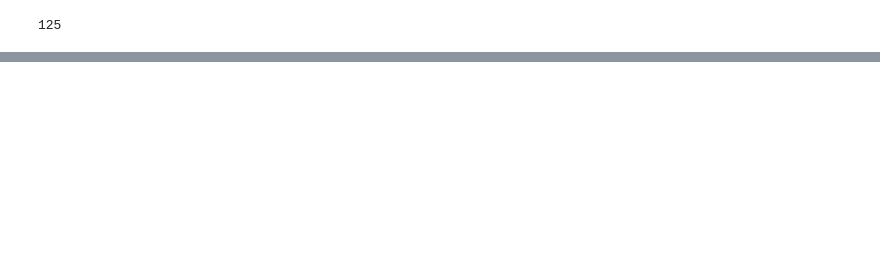
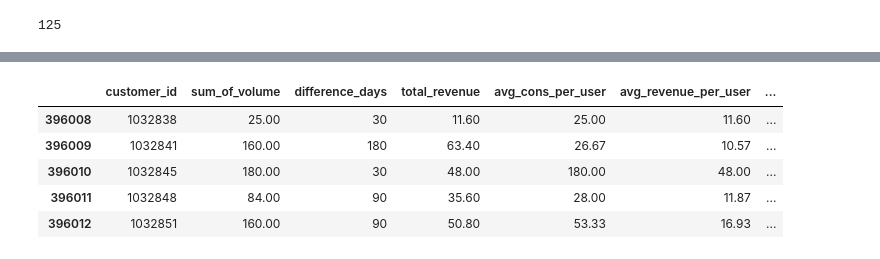
Before and after one commit to Oskareh/capstone, a Jupyter notebook: analysis_process_moo.ipynb, the cells around one changed output, grey strips where cells are left out. Cells and saved outputs as stored; diff of their text form; code cells hidden in the pictures; blank space fills up the shorter version.

```diff
--- a/analysis_process_moo.ipynb
+++ b/analysis_process_moo.ipynb
@@ -495,0 +502,14 @@ rfm['segment'] = rfm['rfm_score'].replace(seg_map ,regex=True)
+# %%
+# Renaming customer_tab columns
+customer_tab.columns=['customer_id','sum_of_volume', 'difference_days', 'total_revenue']
+# %%
+# Calculating ACPU
+customer_tab['avg_cons_per_user'] = customer_tab['sum_of_volume']/(customer_tab['difference_days']/30)
+# Calculating ARPU
+customer_tab['avg_revenue_per_user'] = customer_tab['total_revenue']/(customer_tab['difference_days']/30)
+# %%
+# Grouping by 'customer_id' and calculating the frequency of 'RatePlan' in 'typename'
+customer_frequency = sales_prod_df[sales_prod_df['typename'] == 'RatePlan'].groupby('cusomer_id').size().reset_index(name='frequency')
+
+# Merging the frequency data with customer_tab DataFrame
+customer_tab = customer_tab.merge(customer_frequency, left_on='customer_id', right_on='cusomer_id', how='left')
@@ -495,0 +520,16 @@ rfm['segment'] = rfm['rfm_score'].replace(seg_map ,regex=True)
+# %%
+# Grouping by cusomer_id and calculating recency as how much days from the expire date of the last transaction
+customer_recency = sales_prod_df.groupby('cusomer_id', as_index=False).agg({'transaction_date': lambda date:(ref_date - (date.max()+ pd.Timedelta(days=sales_prod_df.loc[date.idxmax(), 'duration']))).days})
+# renaming columns
+customer_recency.columns = ['customer_id', 'recency']
+# Merging the recency data with customer_tab df
+customer_tab = customer_tab.merge(customer_recency, on='customer_id', how = 'left')
+# %%
+customer_tab.tail(5)
+# %% [output]
+|  | customer_id | sum_of_volume | difference_days | total_revenue | avg_cons_per_user | avg_revenue_per_user | ... |
+| 396008 | 1032838 | 25.00 | 30 | 11.60 | 25.00 | 11.60 | ... |
+| 396009 | 1032841 | 160.00 | 180 | 63.40 | 26.67 | 10.57 | ... |
+| 396010 | 1032845 | 180.00 | 30 | 48.00 | 180.00 | 48.00 | ... |
+| 396011 | 1032848 | 84.00 | 90 | 35.60 | 28.00 | 11.87 | ... |
+| 396012 | 1032851 | 160.00 | 90 | 50.80 | 53.33 | 16.93 | ... |
```
Also changed, not shown: parts of 22 cells of this notebook.
